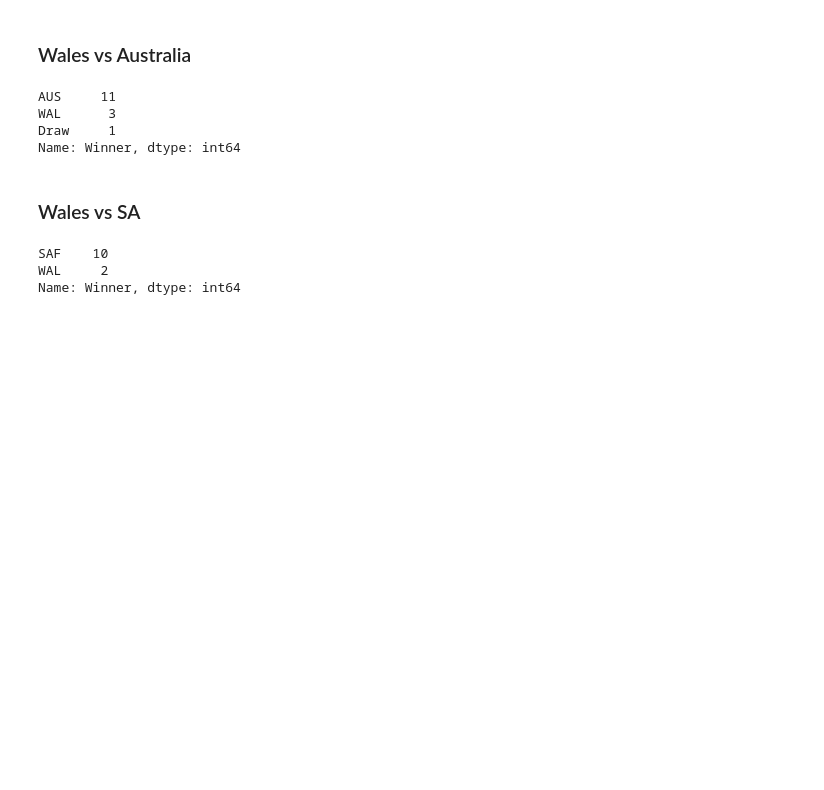
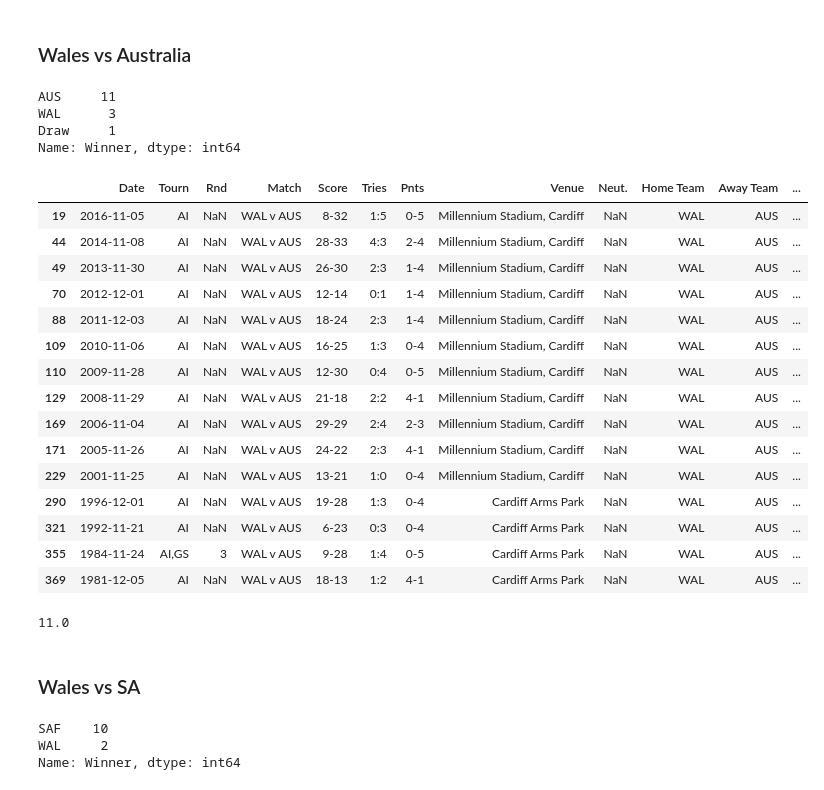
Before and after one commit to gpmurphy7/Rugby_analysis, a Jupyter notebook: Autumn_International_Analysis/Autum_Internationals_First_Look.ipynb, the cells around one changed output. Cells and saved outputs as stored; diff of their text form; code cells hidden in the pictures; blank space fills up the shorter version.

```diff
--- a/Autumn_International_Analysis/Autum_Internationals_First_Look.ipynb
+++ b/Autumn_International_Analysis/Autum_Internationals_First_Look.ipynb
@@ -494,6 +494,29 @@ AUS     11
 WAL      3
 Draw     1
 Name: Winner, dtype: int64
+# %%
+df[(df['Match'] == 'WAL v AUS') | (df['Match'] == 'AUS v WAL')]
+# %% [output]
+|  | Date | Tourn | Rnd | Match | Score | Tries | Pnts | Venue | Neut. | Home Team | Away Team | ... |
+| 19 | 2016-11-05 | AI | NaN | WAL v AUS | 8-32 | 1:5 | 0-5 | Millennium Stadium, Cardiff | NaN | WAL | AUS | ... |
+| 44 | 2014-11-08 | AI | NaN | WAL v AUS | 28-33 | 4:3 | 2-4 | Millennium Stadium, Cardiff | NaN | WAL | AUS | ... |
+| 49 | 2013-11-30 | AI | NaN | WAL v AUS | 26-30 | 2:3 | 1-4 | Millennium Stadium, Cardiff | NaN | WAL | AUS | ... |
+| 70 | 2012-12-01 | AI | NaN | WAL v AUS | 12-14 | 0:1 | 1-4 | Millennium Stadium, Cardiff | NaN | WAL | AUS | ... |
+| 88 | 2011-12-03 | AI | NaN | WAL v AUS | 18-24 | 2:3 | 1-4 | Millennium Stadium, Cardiff | NaN | WAL | AUS | ... |
+| 109 | 2010-11-06 | AI | NaN | WAL v AUS | 16-25 | 1:3 | 0-4 | Millennium Stadium, Cardiff | NaN | WAL | AUS | ... |
+| 110 | 2009-11-28 | AI | NaN | WAL v AUS | 12-30 | 0:4 | 0-5 | Millennium Stadium, Cardiff | NaN | WAL | AUS | ... |
+| 129 | 2008-11-29 | AI | NaN | WAL v AUS | 21-18 | 2:2 | 4-1 | Millennium Stadium, Cardiff | NaN | WAL | AUS | ... |
+| 169 | 2006-11-04 | AI | NaN | WAL v AUS | 29-29 | 2:4 | 2-3 | Millennium Stadium, Cardiff | NaN | WAL | AUS | ... |
+| 171 | 2005-11-26 | AI | NaN | WAL v AUS | 24-22 | 2:3 | 4-1 | Millennium Stadium, Cardiff | NaN | WAL | AUS | ... |
+| 229 | 2001-11-25 | AI | NaN | WAL v AUS | 13-21 | 1:0 | 0-4 | Millennium Stadium, Cardiff | NaN | WAL | AUS | ... |
+| 290 | 1996-12-01 | AI | NaN | WAL v AUS | 19-28 | 1:3 | 0-4 | Cardiff Arms Park | NaN | WAL | AUS | ... |
+| 321 | 1992-11-21 | AI | NaN | WAL v AUS | 6-23 | 0:3 | 0-4 | Cardiff Arms Park | NaN | WAL | AUS | ... |
+| 355 | 1984-11-24 | AI,GS | 3 | WAL v AUS | 9-28 | 1:4 | 0-5 | Cardiff Arms Park | NaN | WAL | AUS | ... |
+| 369 | 1981-12-05 | AI | NaN | WAL v AUS | 18-13 | 1:2 | 4-1 | Cardiff Arms Park | NaN | WAL | AUS | ... |
+# %%
+df[((df['Match'] == 'WAL v AUS') | (df['Match'] == 'AUS v WAL'))&(df['Winner']=='AUS')]['Margin'].mean()
+# %% [output]
+11.0
 # %% [markdown]
 ### Wales vs SA
 # %%
```
Also changed, not shown: parts of 14 cells of this notebook, 1 other file.
